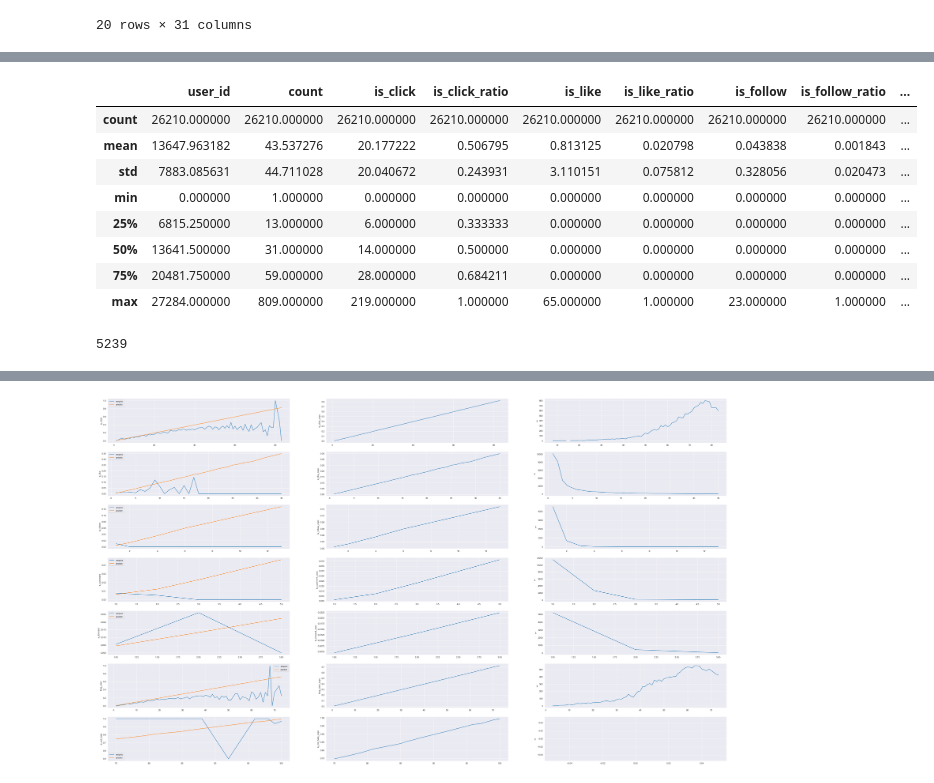
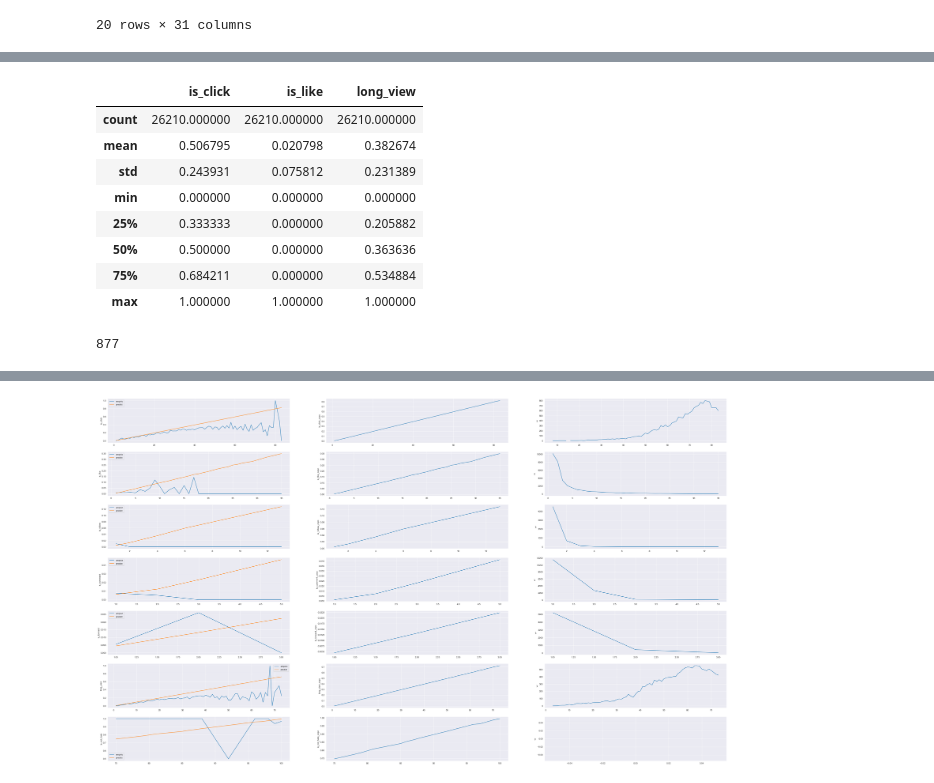
Before and after one commit to Jemma007/myThesis, a Jupyter notebook: lrtThesis/dataset/data_analyse.ipynb, the cells around one changed output, grey strips where cells are left out. Saved outputs shown, nothing was run; the diff lists cells and outputs as text; code cells hidden in the pictures.

```diff
--- a/lrtThesis/dataset/data_analyse.ipynb
+++ b/lrtThesis/dataset/data_analyse.ipynb
@@ -92,19 +90,19 @@ user_df.head(20)
 20 rows × 31 columns
 # %%
 import pandas as pd
-category_features = (['user_id', 'weekday', 'hourmin', 'user_active_degree', 'is_lowactive_period', 'is_video_author',
-                     'follow_user_num_range', 'friend_user_num_range', 'register_days_range'] +
-                     [f'onehot_feat{i}' for i in range(18)] +
-                     ['video_id', 'author_id', 'video_type', 'upload_type', 'visible_status', 'tag'])
-continuous_features = ['duration_ms', 'server_width', 'server_height']
-labels = ['is_click', 'is_like', 'is_follow', 'is_comment', 'is_forward', 'long_view', 'is_not_hate']
+category_features = (['user_id', 'weekday', 'hourmin', 'user_active_degree', 'is_video_author',
+                     'follow_user_num_range', 'fans_user_num_range', 'friend_user_num_range', 'register_days_range']
+                     + [f'onehot_feat{i}' for i in range(18)]
+                     + ['video_id', 'author_id', 'upload_type', 'tag'])
+continuous_features = ['duration_ms', 'server_width', 'server_height','follow_user_num', 'fans_user_num', 'friend_user_num']
+labels = ['is_click', 'long_view', 'is_like'] # 'is_follow', 'is_comment', 'is_forward', 'is_not_hate'
 raw_df = pd.read_csv('./data/log_standard_4_08_to_4_21_pure.csv')
 user_df = pd.read_csv('./data/user_features_pure.csv')
 video_df = pd.read_csv('./data/video_features_basic_pure.csv')
 raw_df = raw_df.merge(user_df, on=['user_id'])
 raw_df = raw_df.merge(video_df, on=['video_id'])
 # 处理时间
-raw_df['hourmin'] = raw_df['hourmin'] // 100
+raw_df['hour'] = raw_df['hourmin'] // 100
 # 加入星期几特征
 raw_df['date'] = pd.to_datetime(raw_df['date'], format='%Y%m%d')
 raw_df['weekday'] = raw_df['date'].dt.day_name()
@@ -117,8 +115,9 @@ raw_df['tag'] = raw_df['tag'].apply(lambda x:str(x).split(',')[0])
 # 处理hate标签
 raw_df['is_not_hate'] = 1 - raw_df['is_hate']
 # %%
+xlabel_dict = {'is_click':''}
 def myHist(series, name, idx, fig, save=False):
-    fig.add_subplot(len(labels), 3, idx)
+    fig.add_subplot(len(labels), 2, idx)
     sns.histplot(series)
     plt.xlim(0, 1)
     # plt.title(name+' distribution')
@@ -127,35 +126,37 @@ def myHist(series, name, idx, fig, save=False):
         plt.savefig('./figure/' + name + '_distribution.png')
     # plt.show()
 def myQuantile(series, name, idx, fig, save=False):
-    fig.add_subplot(len(labels), 3, idx)
+    fig.add_subplot(len(labels), 2, idx)
     x = [i/1000 for i in range(1000)]
     y = [series.quantile(i) for i in x]
-    plt.plot(x, y)
+    plt.plot(x, y, linewidth=4)
     plt.ylabel(name)
     if save:
         plt.savefig('./figure/' + name + '_quantile.png')
     # plt.show()
 def myScatter(series, name, idx, fig, save=False):
-    fig.add_subplot(len(labels), 3, idx)
+    fig.add_subplot(len(labels), 2, idx)
     plt.scatter(list(range(len(series))), series.sort_values())
     plt.ylabel(name)
     if save:
         plt.savefig('./figure/' + name + '_scatter.png')
     # plt.show()
 # %%
-fig = plt.figure(figsize=(50, 30))
+fig = plt.figure(figsize=(20, 20))
 i = 0
 high_xtr_user_set = dict()
 low_xtr_user_set = dict()
+user_count = raw_df.groupby("user_id")['video_id'].count().reset_index().rename({'video_id':'count'}, axis=1)
 for label in labels:
     count = raw_df.groupby("user_id")[label].mean()
+    user_count = user_count.merge(count.reset_index(), on=['user_id'], how='left')
     myHist(count, label+'_count', i+1, fig)
     myQuantile(count, label+'_count', i+2, fig)
-    myScatter(count, label+'_count', i+3, fig)
-    not_zero_count = count[count != 0]
+    # myScatter(count, label+'_count', i+2, fig)
+    not_zero_count = count[(count != 0)] # & (user_count['count'] > 10)] # 有label行为并且互动次数超过10
     high_xtr_user_set[label] = set(not_zero_count[not_zero_count > not_zero_count.quantile(0.8)].index)
     low_xtr_user_set[label] = set(not_zero_count[not_zero_count < not_zero_count.quantile(0.2)].index)
-    i += 3
-plt.savefig('./data/figure/all.png')
+    i += 2
+plt.savefig('./data/figure/labels.png')
 plt.show()
 # %% [output]
@@ -163,17 +164,17 @@ plt.show()
 # %%
-count.describe()
+user_count[['is_click', 'is_like', 'long_view']].describe()
 # %% [output]
-|  | user_id | count | is_click | is_click_ratio | is_like | is_like_ratio | is_follow | is_follow_ratio | ... |
-| count | 26210.000000 | 26210.000000 | 26210.000000 | 26210.000000 | 26210.000000 | 26210.000000 | 26210.000000 | 26210.000000 | ... |
-| mean | 13647.963182 | 43.537276 | 20.177222 | 0.506795 | 0.813125 | 0.020798 | 0.043838 | 0.001843 | ... |
-| std | 7883.085631 | 44.711028 | 20.040672 | 0.243931 | 3.110151 | 0.075812 | 0.328056 | 0.020473 | ... |
-| min | 0.000000 | 1.000000 | 0.000000 | 0.000000 | 0.000000 | 0.000000 | 0.000000 | 0.000000 | ... |
-| 25% | 6815.250000 | 13.000000 | 6.000000 | 0.333333 | 0.000000 | 0.000000 | 0.000000 | 0.000000 | ... |
-| 50% | 13641.500000 | 31.000000 | 14.000000 | 0.500000 | 0.000000 | 0.000000 | 0.000000 | 0.000000 | ... |
-| 75% | 20481.750000 | 59.000000 | 28.000000 | 0.684211 | 0.000000 | 0.000000 | 0.000000 | 0.000000 | ... |
-| max | 27284.000000 | 809.000000 | 219.000000 | 1.000000 | 65.000000 | 1.000000 | 23.000000 | 1.000000 | ... |
+|  | is_click | is_like | long_view |
+| count | 26210.000000 | 26210.000000 | 26210.000000 |
+| mean | 0.506795 | 0.020798 | 0.382674 |
+| std | 0.243931 | 0.075812 | 0.231389 |
+| min | 0.000000 | 0.000000 | 0.000000 |
+| 25% | 0.333333 | 0.000000 | 0.205882 |
+| 50% | 0.500000 | 0.000000 | 0.363636 |
+| 75% | 0.684211 | 0.000000 | 0.534884 |
+| max | 1.000000 | 1.000000 | 1.000000 |
 # %%
 len(high_xtr_user_set['is_like'])
 # %% [output]
-5239
+877
 # %%
```
Also changed, not shown: parts of 5 cells of this notebook, 4 other files.
